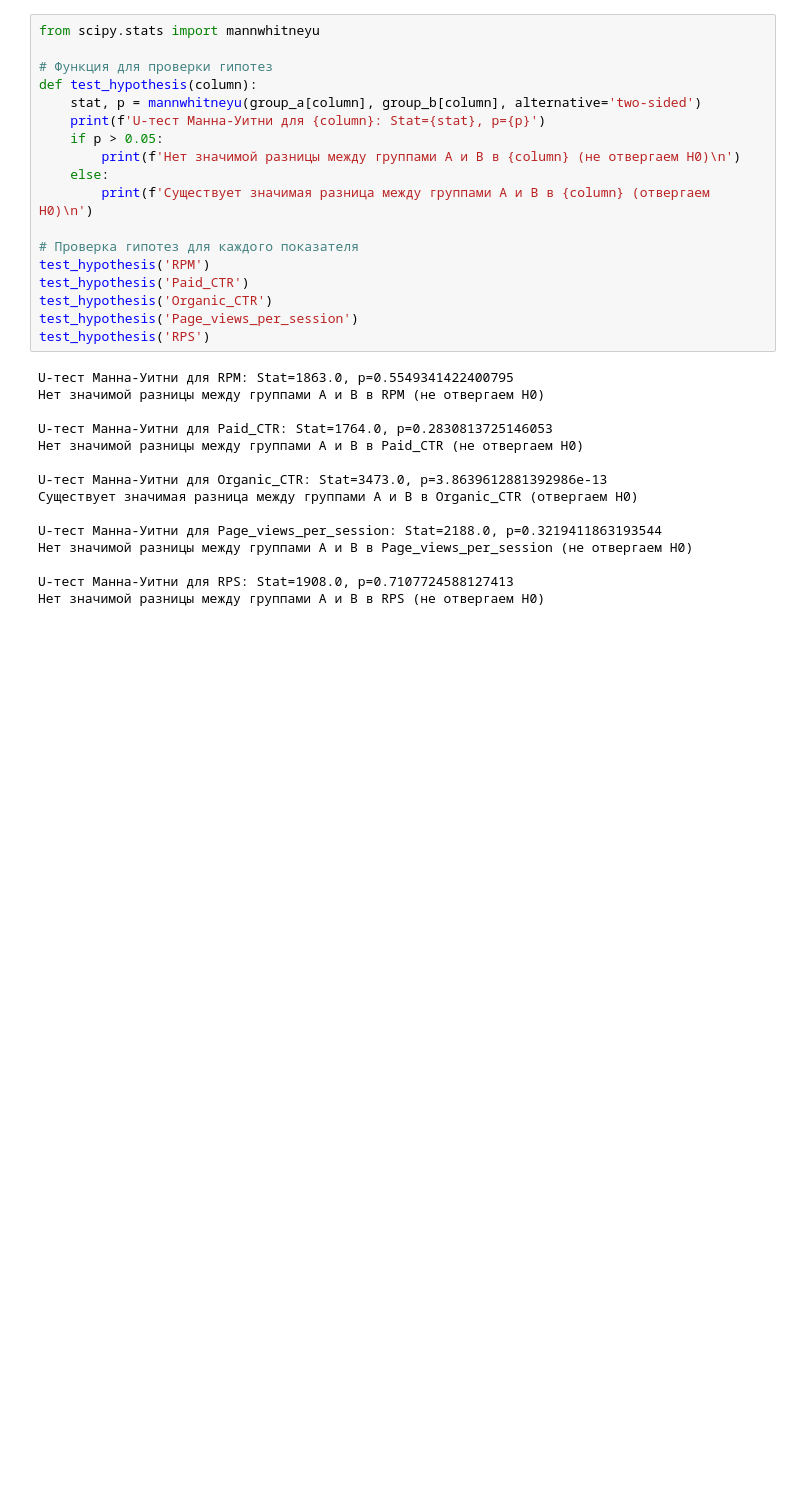
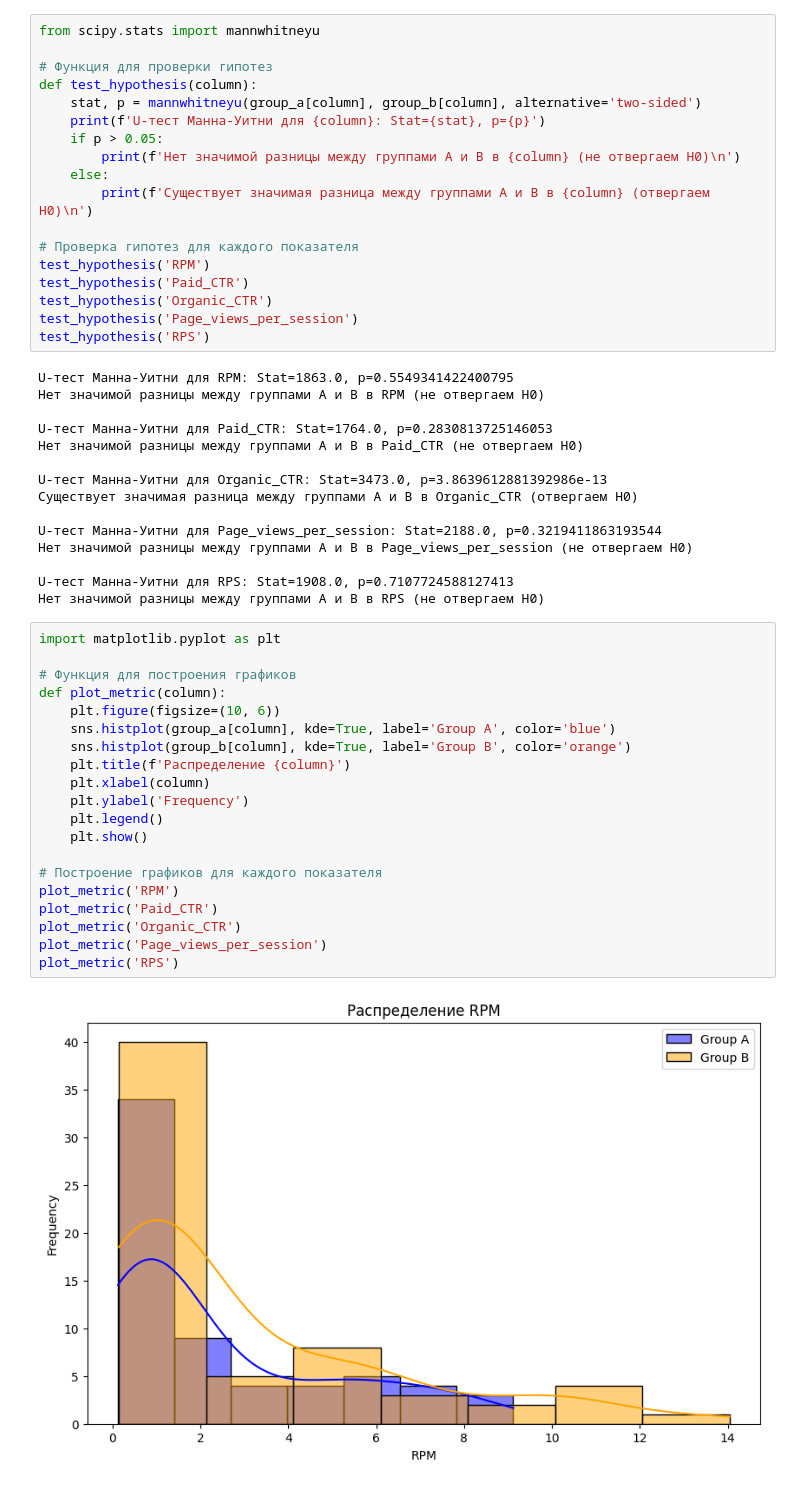
Before and after one commit to Ascorbinushka/A_B-test-S, a Jupyter notebook: end-to-end_project/marketpele_ab_test.ipynb, the cells around one changed output. Drawn from its saved outputs; the diff is of its cells as text; blank space fills up the shorter version.

```diff
--- a/end-to-end_project/marketpele_ab_test.ipynb
+++ b/end-to-end_project/marketpele_ab_test.ipynb
@@ -183,3 +183,25 @@ U-тест Манна-Уитни для Page_views_per_session: Stat=2188.0, p=0
 
 U-тест Манна-Уитни для RPS: Stat=1908.0, p=0.7107724588127413
 Нет значимой разницы между группами A и B в RPS (не отвергаем H0)
+# %%
+import matplotlib.pyplot as plt
+
+# Функция для построения графиков
+def plot_metric(column):
+    plt.figure(figsize=(10, 6))
+    sns.histplot(group_a[column], kde=True, label='Group A', color='blue')
+    sns.histplot(group_b[column], kde=True, label='Group B', color='orange')
+    plt.title(f'Распределение {column}')
+    plt.xlabel(column)
+    plt.ylabel('Frequency')
+    plt.legend()
+    plt.show()
+
+# Построение графиков для каждого показателя
+plot_metric('RPM')
+plot_metric('Paid_CTR')
+plot_metric('Organic_CTR')
+plot_metric('Page_views_per_session')
+plot_metric('RPS')
+# %% [output]
+[figure, added]
```
Also changed, not shown: parts of 3 cells of this notebook.
